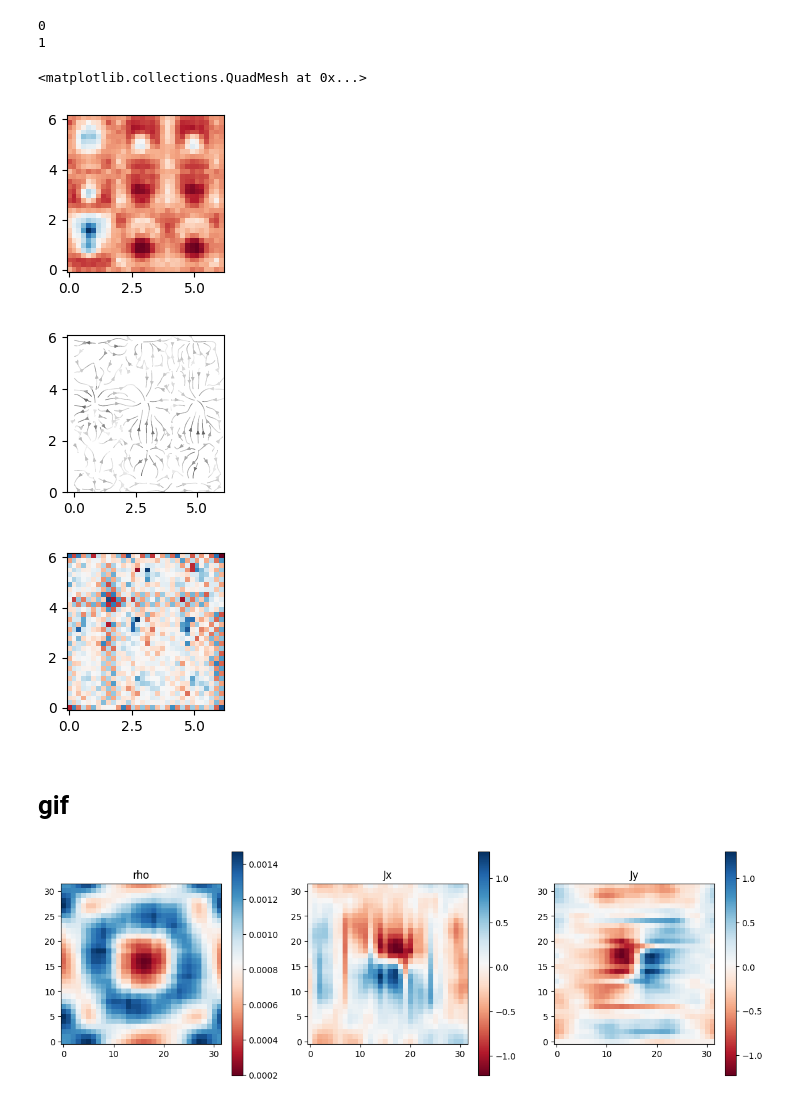
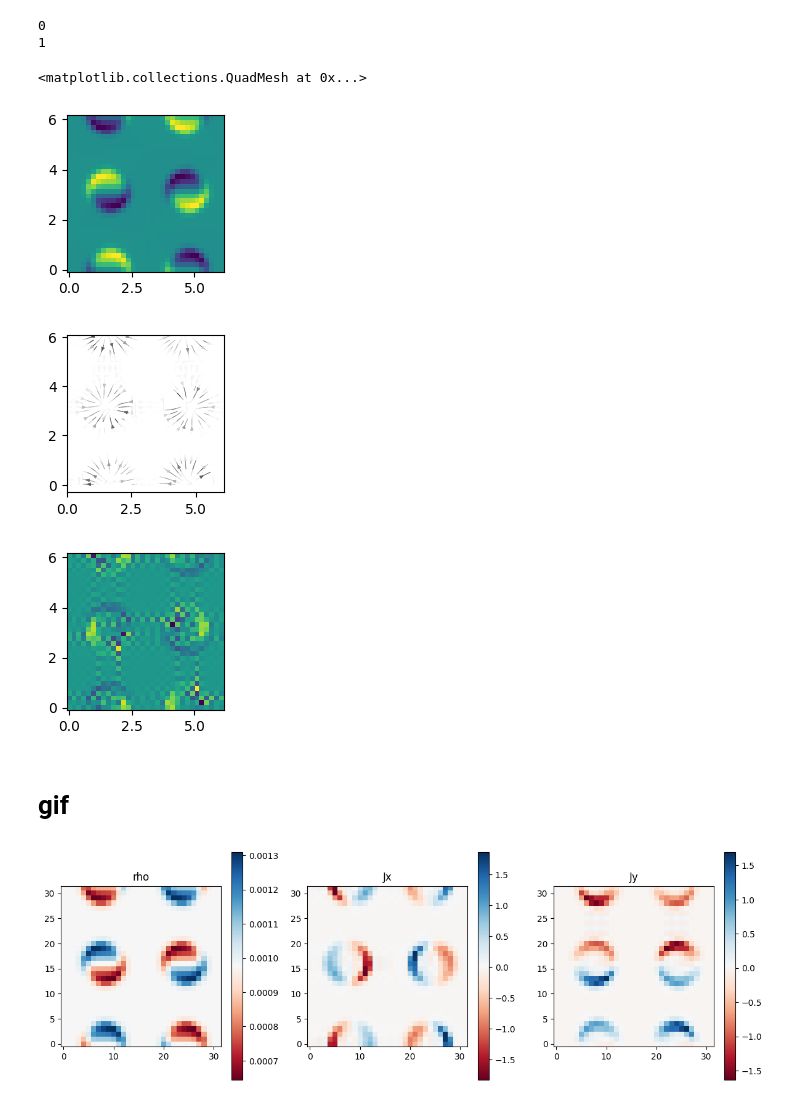
Before and after one commit to zjuadurey/QuantumComputing, a Jupyter notebook: shadow_hamiltonian_simulation/circuit_2D.ipynb, the cells around one changed output. Cells and saved outputs as stored; diff of their text form; code cells hidden in the pictures.

```diff
--- a/shadow_hamiltonian_simulation/circuit_2D.ipynb
+++ b/shadow_hamiltonian_simulation/circuit_2D.ipynb
@@ -132,13 +132,15 @@ for i in range(num_vortices):
     print(i)
     #x0 = 0
     #y0 = 0
-    x0 = -np.pi * (-0.5 + i)
-    yo = -np.pi * (-0.5 + i)
-    x0 = np.random.uniform(-np.pi, np.pi)
-    y0 = np.random.uniform(-np.pi, np.pi)
-    sigma = np.random.uniform(0.5, 1)
-    #sigma = 3
+    x0 = np.pi * (-0.5 + i)
+    yo = np.pi * (-0.5 + i)
+    #x0 = np.random.uniform(-np.pi, np.pi)
+    #y0 = np.random.uniform(-np.pi, np.pi)
+    #sigma = np.random.uniform(0.5, 1)
+    sigma = 1
     u_i, v_i = generate_single_vortex(X, Y, x0, y0, sigma)
+    #添加相位结构（关键处）
+    # phase = np.exp(1j * np.random.uniform(0, 2*np.pi))
     u_total += u_i
     v_total += v_i
 
@@ -159,8 +161,8 @@ initial_state = initial_state/magnitude
 import math
 nx = int(math.log2(N))
 ny = int(math.log2(N))
-#dt = math.pi / 1 # time step
-dt = 2
+dt = math.pi / 1 # time step
+#dt = 2
 #dt = 2
 tmp = evolve(nx, ny, dt, initial_state)
 
@@ -182,38 +184,38 @@ fig = plt.figure(figsize=(fig_width, fig_height))
 ax_width = 4/2.54 / fig_width
 ax_height = 4/2.54 / fig_height
 ax = fig.add_axes([0, 0, ax_width, ax_height])
 # conda qiskit
 ax.set_box_aspect(1/1)
 
-ax.pcolormesh(X, Y, rho, cmap='RdBu', shading='auto')
+ax.pcolormesh(X, Y, rho, cmap='viridis', shading='auto')
 
 fig2 = plt.figure(figsize=(fig_width, fig_height))
 ax2 = fig2.add_axes([0, 0, ax_width, ax_height])
 ax2.set_box_aspect(1/1)
 
 # 绘制动量方向图（矢量场）
 speed = np.sqrt(ux**2 + uy**2)
 streamplot_norm = mpl.colors.Normalize(vmin=0, vmax=speed.max())
 streamplot_cmap = "binary"
 
 strm = ax2.streamplot(X, Y, ux, uy,
                       density=1,
                       arrowsize=0.5,
                       color=speed,
                       norm=streamplot_norm,
                       cmap=streamplot_cmap,
                       linewidth=0.5)
 
 fig3 = plt.figure(figsize=(fig_width, fig_height))
 ax3 = fig3.add_axes([0, 0, ax_width, ax_height])
 ax3.set_box_aspect(1/1)
 
-ax3.pcolormesh(X, Y, vor, cmap='RdBu', shading='auto')
+ax3.pcolormesh(X, Y, vor, cmap='viridis', shading='auto')
 # %% [output]
 <matplotlib.collections.QuadMesh at 0x...>
-[figure, old version]
+[figure, new version]
-[figure, old version]
+[figure, new version]
-[figure, old version]
+[figure, new version]
 # %% [markdown]
 # gif
 # %%
@@ -228,4 +230,4 @@ for i, (label, data) in enumerate(zip(['rho', 'Jx', 'Jy'], [rho, ux, uy])):
 plt.tight_layout()
 plt.show()
 # %% [output]
-[figure, old version]
+[figure, new version]
```
